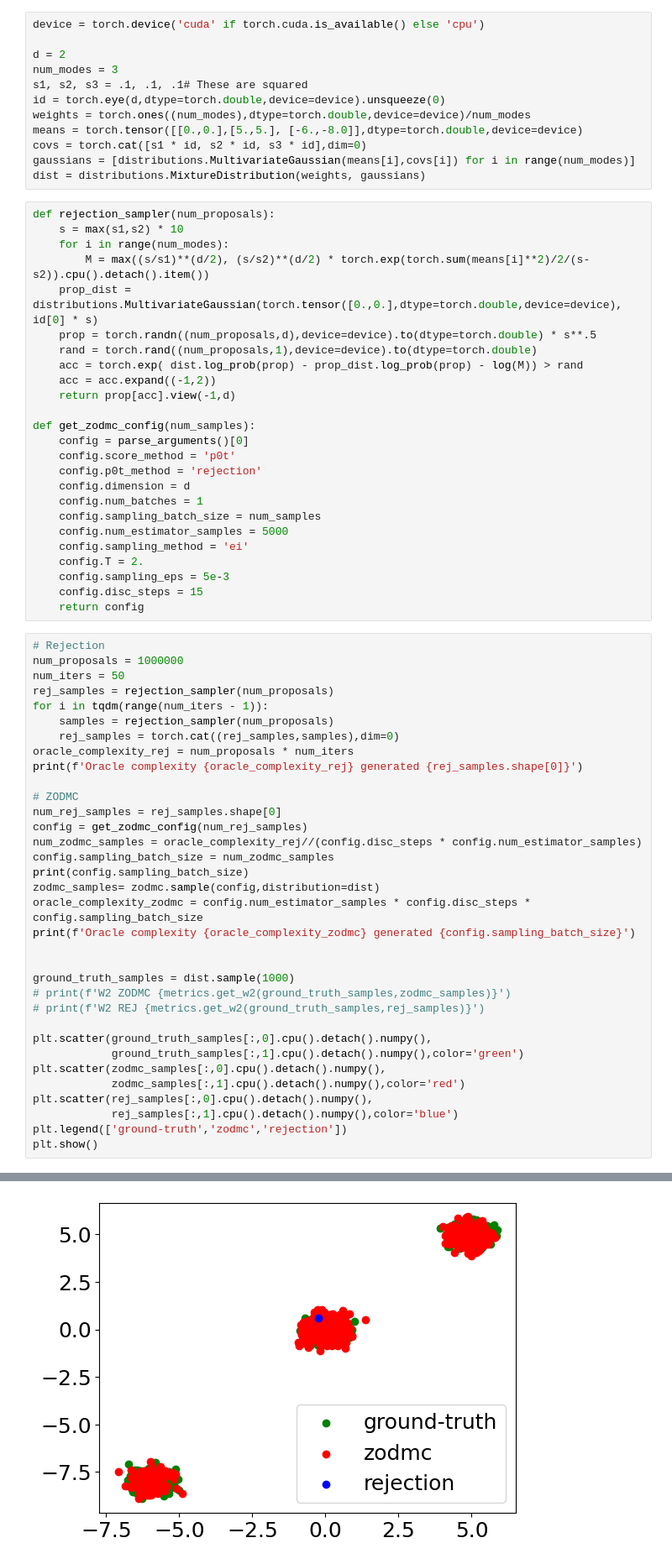
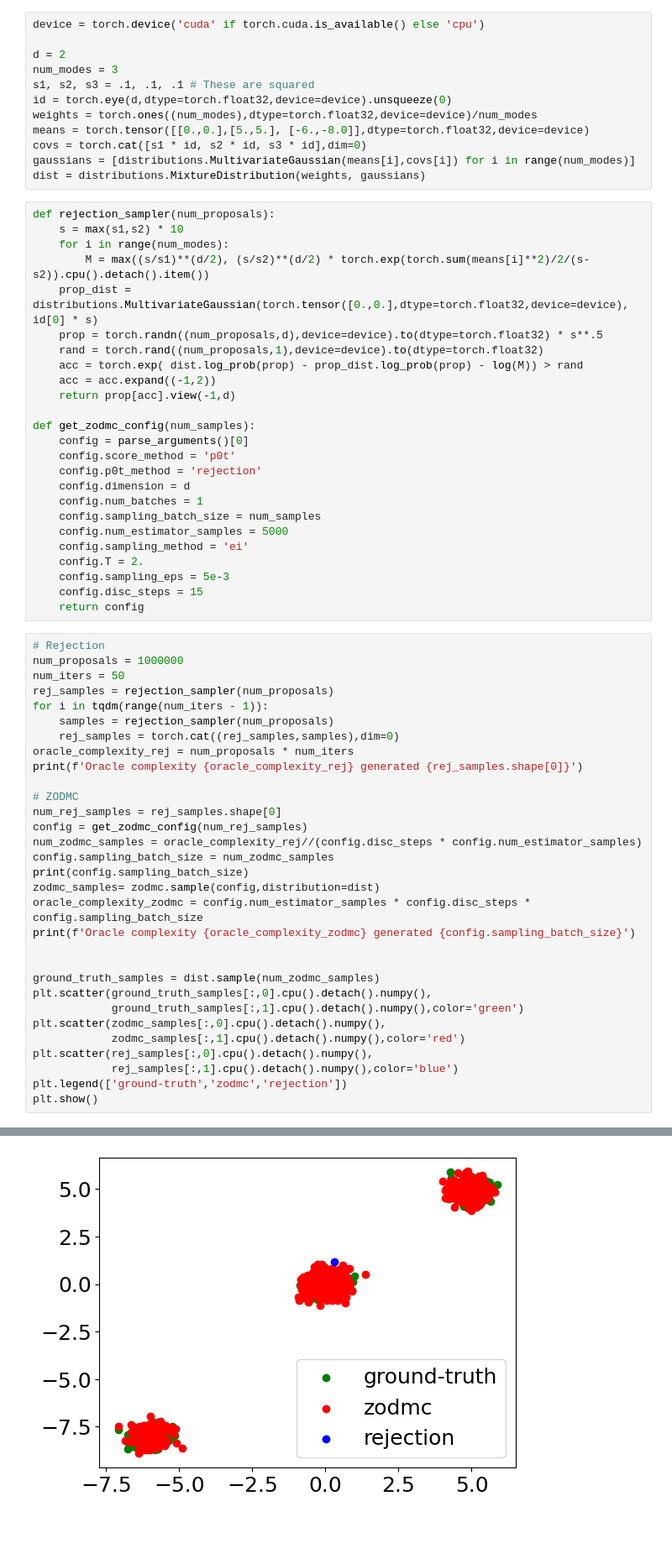
Before and after one commit to KevinRojas1499/ZOD-MC, a Jupyter notebook: rebuttal.ipynb, the cells around one changed output, grey strips where cells are left out. Shown at 84% size. Saved outputs shown, nothing was run; the diff lists cells and outputs as text; blank space fills up the shorter version.

```diff
--- a/rebuttal.ipynb
+++ b/rebuttal.ipynb
@@ -14,10 +14,10 @@ device = torch.device('cuda' if torch.cuda.is_available() else 'cpu')
 
 d = 2
 num_modes = 3
-s1, s2, s3 = .1, .1, .1# These are squared
-id = torch.eye(d,dtype=torch.double,device=device).unsqueeze(0)
-weights = torch.ones((num_modes),dtype=torch.double,device=device)/num_modes
-means = torch.tensor([[0.,0.],[5.,5.], [-6.,-8.0]],dtype=torch.double,device=device)
+s1, s2, s3 = .1, .1, .1 # These are squared
+id = torch.eye(d,dtype=torch.float32,device=device).unsqueeze(0)
+weights = torch.ones((num_modes),dtype=torch.float32,device=device)/num_modes
+means = torch.tensor([[0.,0.],[5.,5.], [-6.,-8.0]],dtype=torch.float32,device=device)
 covs = torch.cat([s1 * id, s2 * id, s3 * id],dim=0)
 gaussians = [distributions.MultivariateGaussian(means[i],covs[i]) for i in range(num_modes)]
 dist = distributions.MixtureDistribution(weights, gaussians)
@@ -26,9 +26,9 @@ def rejection_sampler(num_proposals):
     s = max(s1,s2) * 10
     for i in range(num_modes):
         M = max((s/s1)**(d/2), (s/s2)**(d/2) * torch.exp(torch.sum(means[i]**2)/2/(s-s2)).cpu().detach().item())
-    prop_dist = distributions.MultivariateGaussian(torch.tensor([0.,0.],dtype=torch.double,device=device), id[0] * s)
-    prop = torch.randn((num_proposals,d),device=device).to(dtype=torch.double) * s**.5
-    rand = torch.rand((num_proposals,1),device=device).to(dtype=torch.double)
+    prop_dist = distributions.MultivariateGaussian(torch.tensor([0.,0.],dtype=torch.float32,device=device), id[0] * s)
+    prop = torch.randn((num_proposals,d),device=device).to(dtype=torch.float32) * s**.5
+    rand = torch.rand((num_proposals,1),device=device).to(dtype=torch.float32)
     acc = torch.exp( dist.log_prob(prop) - prop_dist.log_prob(prop) - log(M)) > rand
     acc = acc.expand((-1,2))
     return prop[acc].view(-1,d)
@@ -53,38 +53,35 @@ num_iters = 50
 rej_samples = rejection_sampler(num_proposals)
 for i in tqdm(range(num_iters - 1)):
     samples = rejection_sampler(num_proposals)
     rej_samples = torch.cat((rej_samples,samples),dim=0)
 oracle_complexity_rej = num_proposals * num_iters
 print(f'Oracle complexity {oracle_complexity_rej} generated {rej_samples.shape[0]}')
 
 # ZODMC
 num_rej_samples = rej_samples.shape[0]
 config = get_zodmc_config(num_rej_samples)
 num_zodmc_samples = oracle_complexity_rej//(config.disc_steps * config.num_estimator_samples)
 config.sampling_batch_size = num_zodmc_samples
 print(config.sampling_batch_size)
 zodmc_samples= zodmc.sample(config,distribution=dist)
 oracle_complexity_zodmc = config.num_estimator_samples * config.disc_steps * config.sampling_batch_size
 print(f'Oracle complexity {oracle_complexity_zodmc} generated {config.sampling_batch_size}')
 
 
-ground_truth_samples = dist.sample(1000)
-# print(f'W2 ZODMC {metrics.get_w2(ground_truth_samples,zodmc_samples)}')
-# print(f'W2 REJ {metrics.get_w2(ground_truth_samples,rej_samples)}')
-
+ground_truth_samples = dist.sample(num_zodmc_samples)
 plt.scatter(ground_truth_samples[:,0].cpu().detach().numpy(),
             ground_truth_samples[:,1].cpu().detach().numpy(),color='green')
 plt.scatter(zodmc_samples[:,0].cpu().detach().numpy(),
             zodmc_samples[:,1].cpu().detach().numpy(),color='red')
 plt.scatter(rej_samples[:,0].cpu().detach().numpy(),
             rej_samples[:,1].cpu().detach().numpy(),color='blue')
 plt.legend(['ground-truth','zodmc','rejection'])
 plt.show()
 # %% [output]
 Oracle complexity 50000000 generated 1
 666
 Oracle complexity 49950000 generated 666
-[figure, old version]
+[figure, new version]
 # %%
 def parallel_tempering_langevin_vector(distribution : distributions.Distribution,
                                 initial_cond, betass,num_iters,h):
```
Also changed, not shown: parts of 4 cells of this notebook, 20 other files.
